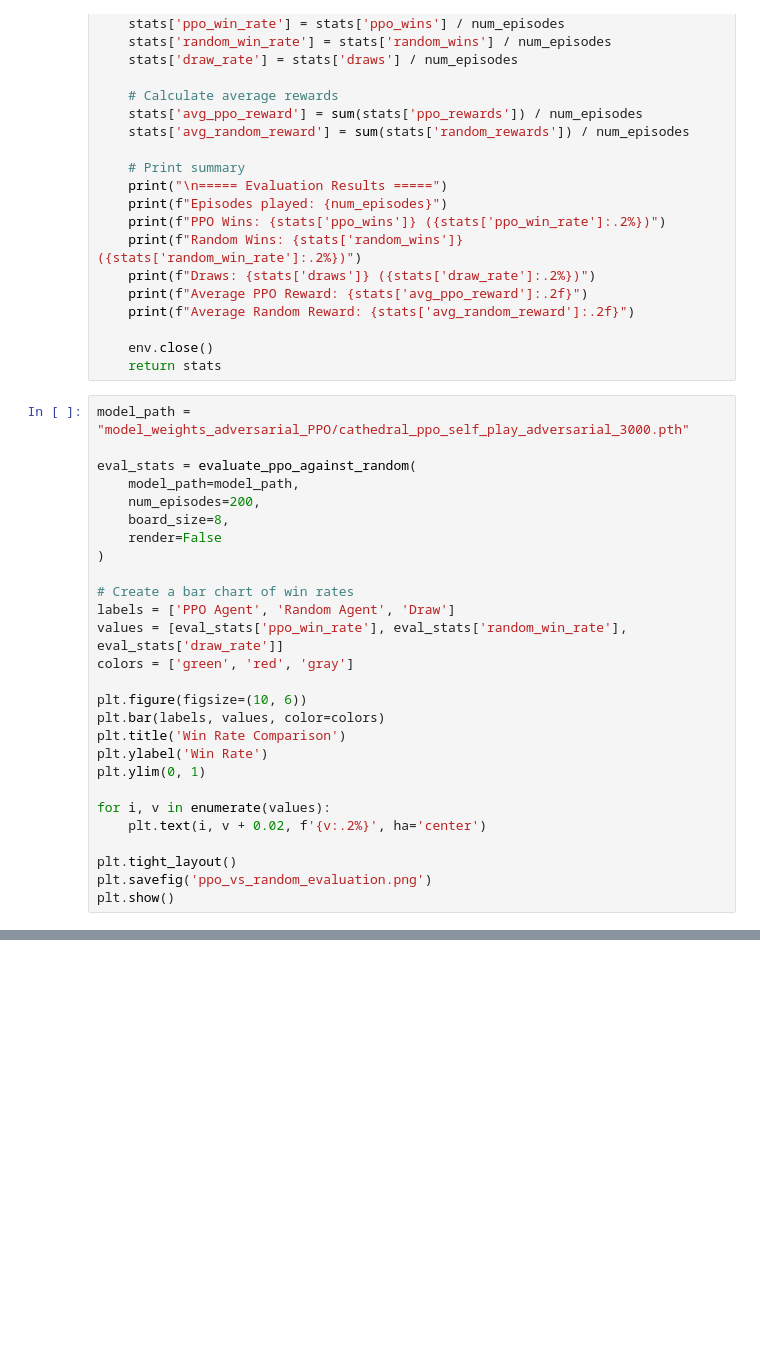
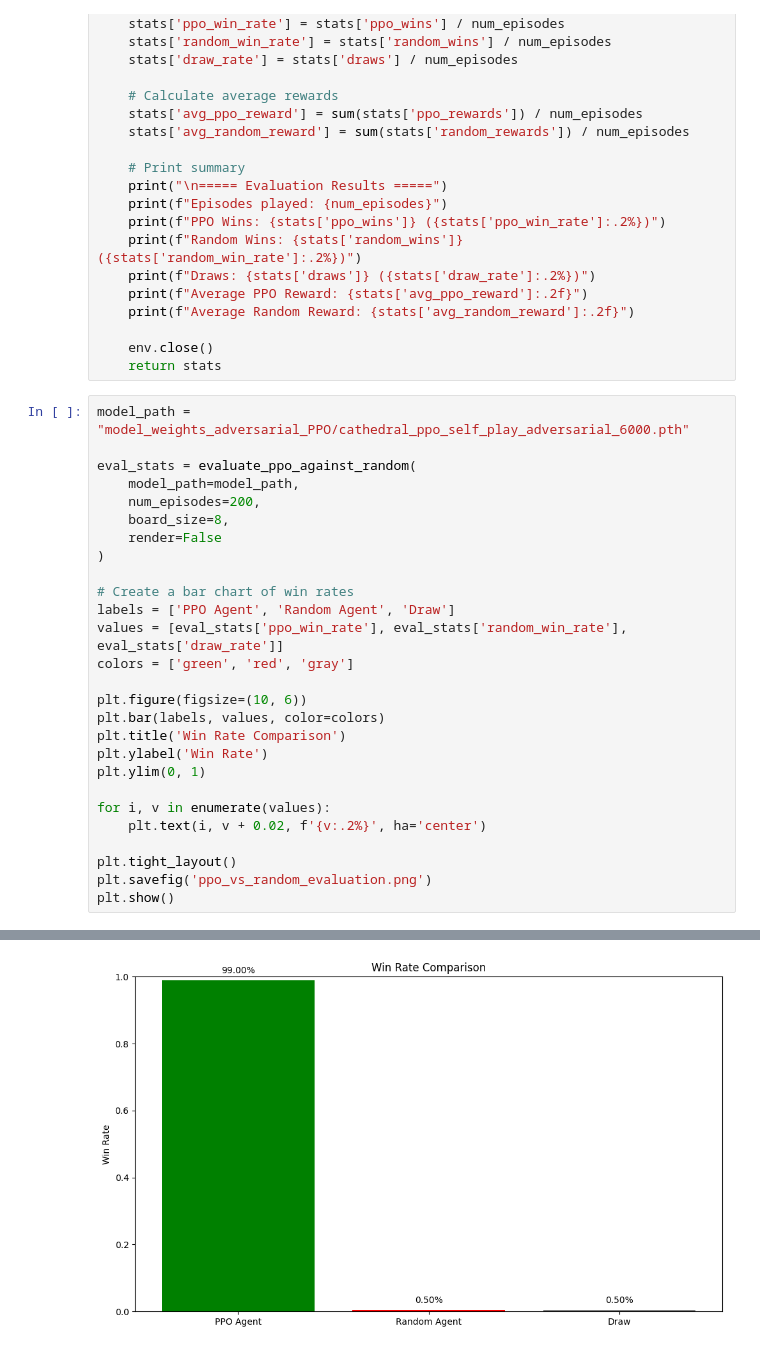
Before and after one commit to gabriel-mercier/Cathedral-RL-CL, a Jupyter notebook: PPO/PPO_adversarial.ipynb, the cells around one changed output, grey strips where cells are left out. Saved outputs shown, nothing was run; the diff lists cells and outputs as text; blank space fills up the shorter version.

```diff
--- a/PPO/PPO_adversarial.ipynb
+++ b/PPO/PPO_adversarial.ipynb
@@ -536,7 +566,7 @@ def evaluate_ppo_against_random(model_path, num_episodes=100, board_size=8, rend
     env.close()
     return stats
 # %%
-model_path = "model_weights_adversarial_PPO/cathedral_ppo_self_play_adversarial_3000.pth"
+model_path = "model_weights_adversarial_PPO/cathedral_ppo_self_play_adversarial_6000.pth"
 
 eval_stats = evaluate_ppo_against_random(
     model_path=model_path,
@@ -562,3 +592,4 @@ for i, v in enumerate(values):
 plt.tight_layout()
 plt.savefig('ppo_vs_random_evaluation.png')
 plt.show()
+# %% [output]
@@ -564,0 +613 @@ plt.show()
+[figure, added]
```
Also changed, not shown: parts of 4 cells of this notebook, 2 other files.
